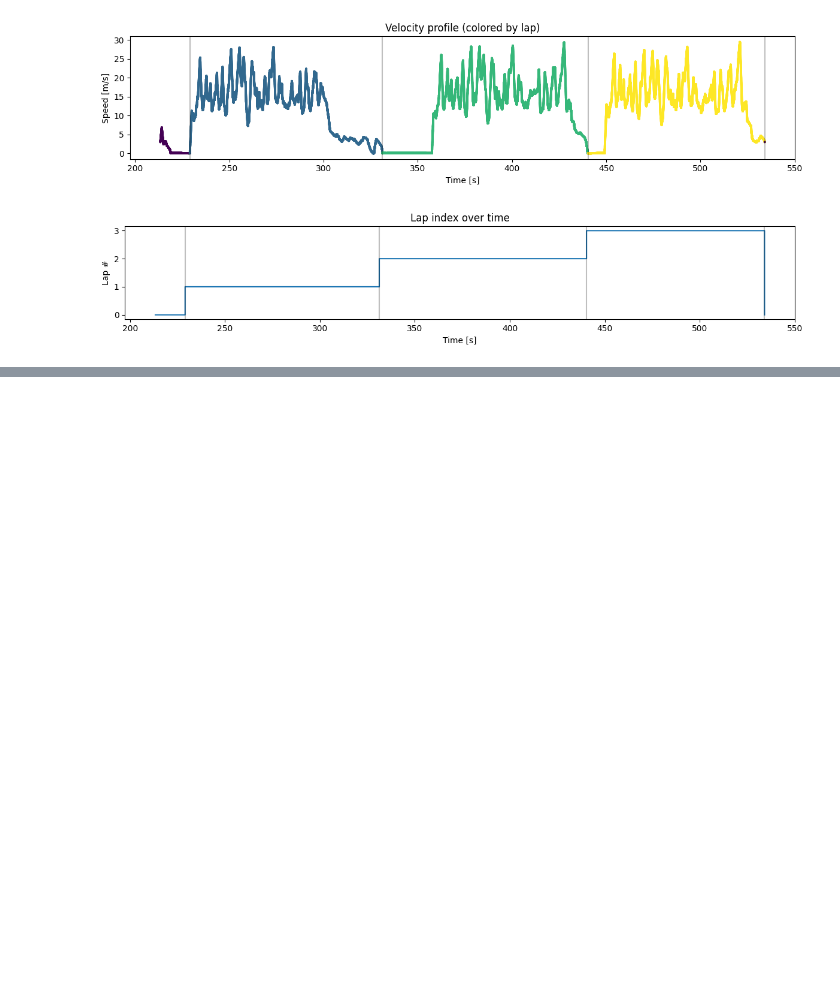
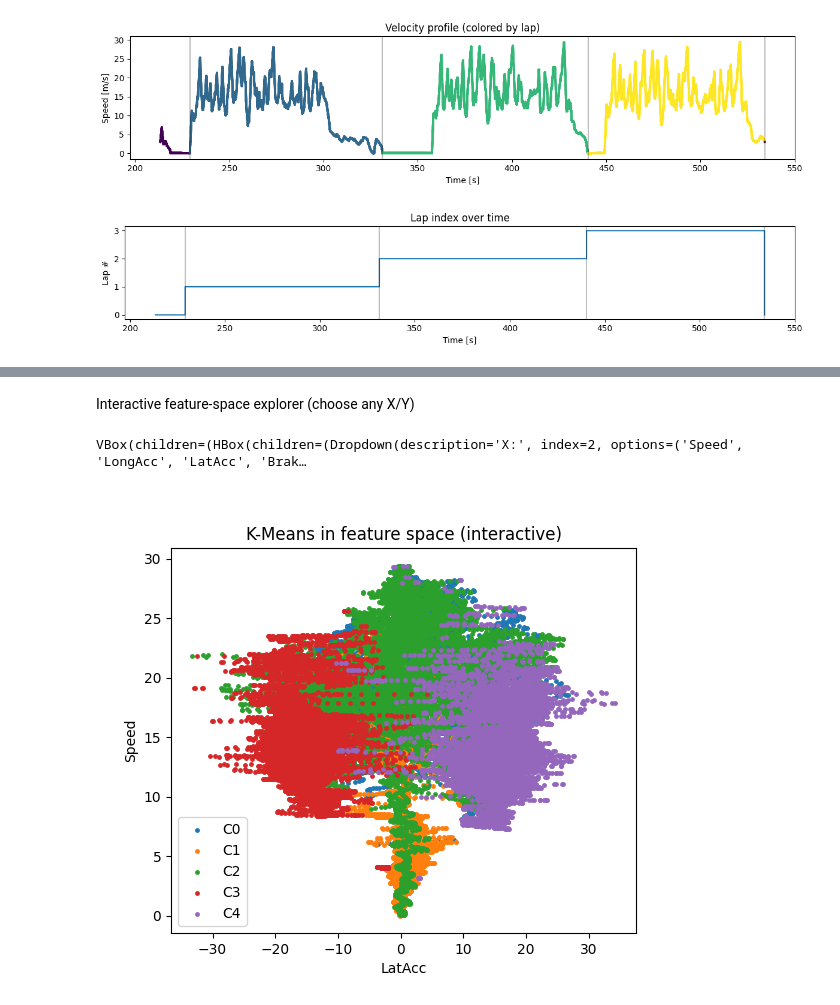
Before and after one commit to kawihss/fs-corner-phase-classification, a Jupyter notebook: notebooks/01_load_and_preprocess.ipynb, the cells around one changed output, grey strips where cells are left out. Cells and saved outputs as stored; diff of their text form; code cells hidden in the pictures; blank space fills up the shorter version.

```diff
--- a/notebooks/01_load_and_preprocess.ipynb
+++ b/notebooks/01_load_and_preprocess.ipynb
@@ -328,0 +313,13 @@ TODO:
+# %%
+from sklearn.cluster import KMeans
+import numpy as np
+
+K = 5
+X = df_scaled[feature_cols].values
+
+km = KMeans(n_clusters=K, random_state=0, n_init="auto")
+labels_km = km.fit_predict(X)
+
+# attach to df_features for downstream plots
+df_features = df_features.copy()
+df_features["label_km"] = labels_km
@@ -328,0 +368,35 @@ TODO:
+# %% [markdown]
+Interactive feature-space explorer (choose any X/Y)
+# %%
+# Step 7b – Interactive feature-space explorer
+import matplotlib.pyplot as plt
+from ipywidgets import Dropdown, HBox, VBox
+from IPython.display import display
+import numpy as np
+
+x_dd = Dropdown(options=feature_cols, value="LatAcc", description="X:")
+y_dd = Dropdown(options=feature_cols, value="Speed",  description="Y:")
+
+fig_fs, ax_fs = plt.subplots(figsize=(6, 5))
+labels = df_features["label_km"].to_numpy()
+
+def _draw_fs(*_):
+    ax_fs.clear()
+    x = df_features[x_dd.value].to_numpy()
+    y = df_features[y_dd.value].to_numpy()
+    for k in np.unique(labels):
+        mk = (labels == k)
+        if np.any(mk):
+            ax_fs.scatter(x[mk], y[mk], s=6, c=[plt.cm.tab10(k)], label=f"C{k}")
+    ax_fs.set_xlabel(x_dd.value); ax_fs.set_ylabel(y_dd.value)
+    ax_fs.set_title("K-Means in feature space (interactive)")
+    ax_fs.legend(loc="best")
+    fig_fs.canvas.draw_idle()
+
+x_dd.observe(_draw_fs, names="value")
+y_dd.observe(_draw_fs, names="value")
+_draw_fs()
+display(VBox([HBox([x_dd, y_dd]), fig_fs.canvas]))
+# %% [output]
+VBox(children=(HBox(children=(Dropdown(description='X:', index=2, options=('Speed', 'LongAcc', 'LatAcc', 'Brak…
+[figure, added]
```
Also changed, not shown: parts of 23 cells of this notebook.
